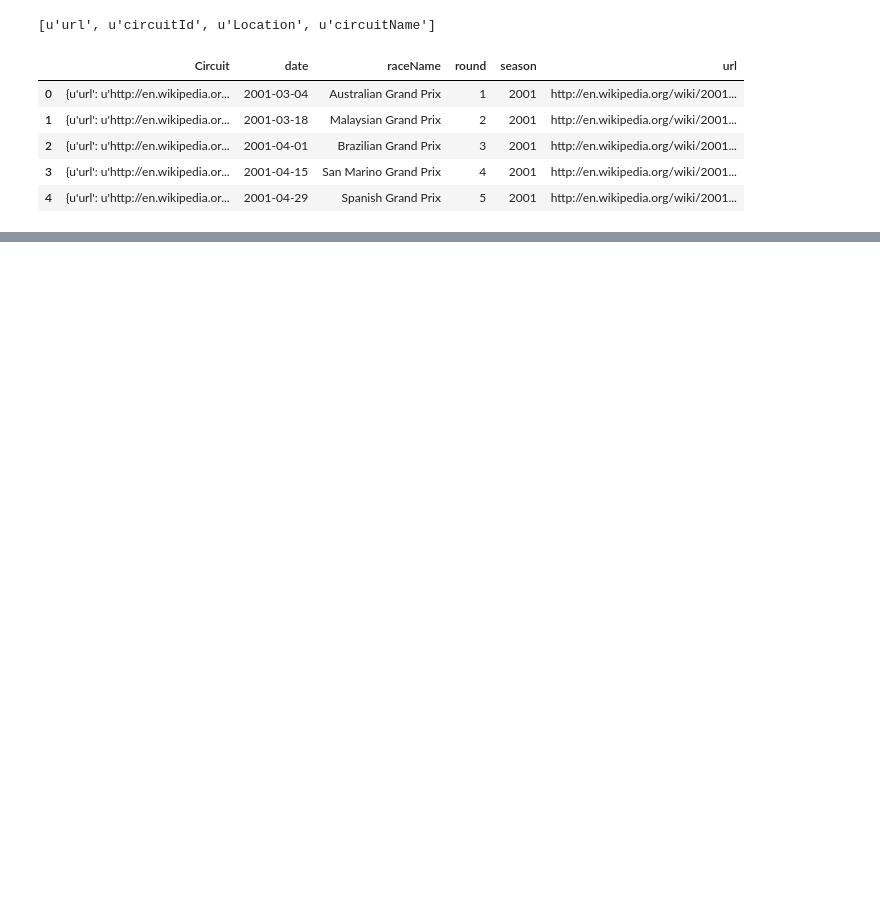
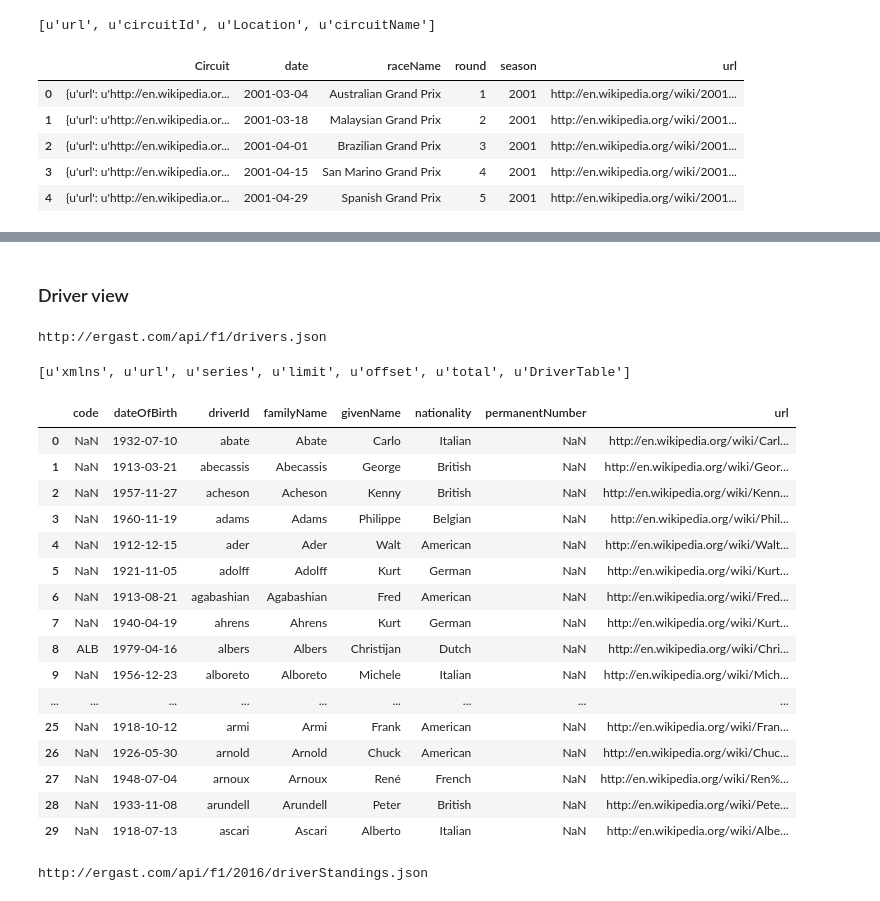
Before and after one commit to DivLoic/notebook, a Jupyter notebook: Labs/TP_Rethinkdb.ipynb, the cells around one changed output, grey strips where cells are left out. Drawn from its saved outputs; the diff is of its cells as text; code cells hidden in the pictures; blank space fills up the shorter version.

```diff
--- a/Labs/TP_Rethinkdb.ipynb
+++ b/Labs/TP_Rethinkdb.ipynb
@@ -31,4 +25,0 @@ def f1():
-# %%
-print "%s/%s/%s"%(API,2001,"last")
-res = HTTP.request("GET", "%s/%s.json"%(API,2001))
-f1dict = json.loads(res.data)
@@ -36,0 +26,10 @@ http://ergast.com/api/f1/2001/last
+# %%
+def api(*argv):
+    """ """
+    url = ("%s/"*len(argv))[:-1] + ".json"
+    query = url%tuple(argv)
+    print(query)
+    return json.loads(HTTP.request("GET", query).data)
+
+def f1():
+    pass
@@ -59,0 +109,34 @@ f1df.head()
+# %% [markdown]
+### Driver view
+# %%
+driverdict = api(API, "drivers")
+# %% [output]
+http://ergast.com/api/f1/drivers.json
+# %%
+driverdict['MRData'].keys()
+# %% [output]
+[u'xmlns', u'url', u'series', u'limit', u'offset', u'total', u'DriverTable']
+# %%
+pd.DataFrame(driverdict['MRData']['DriverTable']['Drivers'])#.head()
+# %% [output]
+|  | code | dateOfBirth | driverId | familyName | givenName | nationality | permanentNumber | url |
+| 0 | NaN | 1932-07-10 | abate | Abate | Carlo | Italian | NaN | http://en.wikipedia.org/wiki/Carl... |
+| 1 | NaN | 1913-03-21 | abecassis | Abecassis | George | British | NaN | http://en.wikipedia.org/wiki/Geor... |
+| 2 | NaN | 1957-11-27 | acheson | Acheson | Kenny | British | NaN | http://en.wikipedia.org/wiki/Kenn... |
+| 3 | NaN | 1960-11-19 | adams | Adams | Philippe | Belgian | NaN | http://en.wikipedia.org/wiki/Phil... |
+| 4 | NaN | 1912-12-15 | ader | Ader | Walt | American | NaN | http://en.wikipedia.org/wiki/Walt... |
+| 5 | NaN | 1921-11-05 | adolff | Adolff | Kurt | German | NaN | http://en.wikipedia.org/wiki/Kurt... |
+| 6 | NaN | 1913-08-21 | agabashian | Agabashian | Fred | American | NaN | http://en.wikipedia.org/wiki/Fred... |
+| 7 | NaN | 1940-04-19 | ahrens | Ahrens | Kurt | German | NaN | http://en.wikipedia.org/wiki/Kurt... |
+| 8 | ALB | 1979-04-16 | albers | Albers | Christijan | Dutch | NaN | http://en.wikipedia.org/wiki/Chri... |
+| 9 | NaN | 1956-12-23 | alboreto | Alboreto | Michele | Italian | NaN | http://en.wikipedia.org/wiki/Mich... |
+| ... | ... | ... | ... | ... | ... | ... | ... | ... |
+| 25 | NaN | 1918-10-12 | armi | Armi | Frank | American | NaN | http://en.wikipedia.org/wiki/Fran... |
+| 26 | NaN | 1926-05-30 | arnold | Arnold | Chuck | American | NaN | http://en.wikipedia.org/wiki/Chuc... |
+| 27 | NaN | 1948-07-04 | arnoux | Arnoux | René | French | NaN | http://en.wikipedia.org/wiki/Ren%... |
+| 28 | NaN | 1933-11-08 | arundell | Arundell | Peter | British | NaN | http://en.wikipedia.org/wiki/Pete... |
+| 29 | NaN | 1918-07-13 | ascari | Ascari | Alberto | Italian | NaN | http://en.wikipedia.org/wiki/Albe... |
+# %%
+standing = api(API, 2016, "driverStandings")
+# %% [output]
+http://ergast.com/api/f1/2016/driverStandings.json
```
Also changed, not shown: parts of 16 cells of this notebook, 38 other files.
